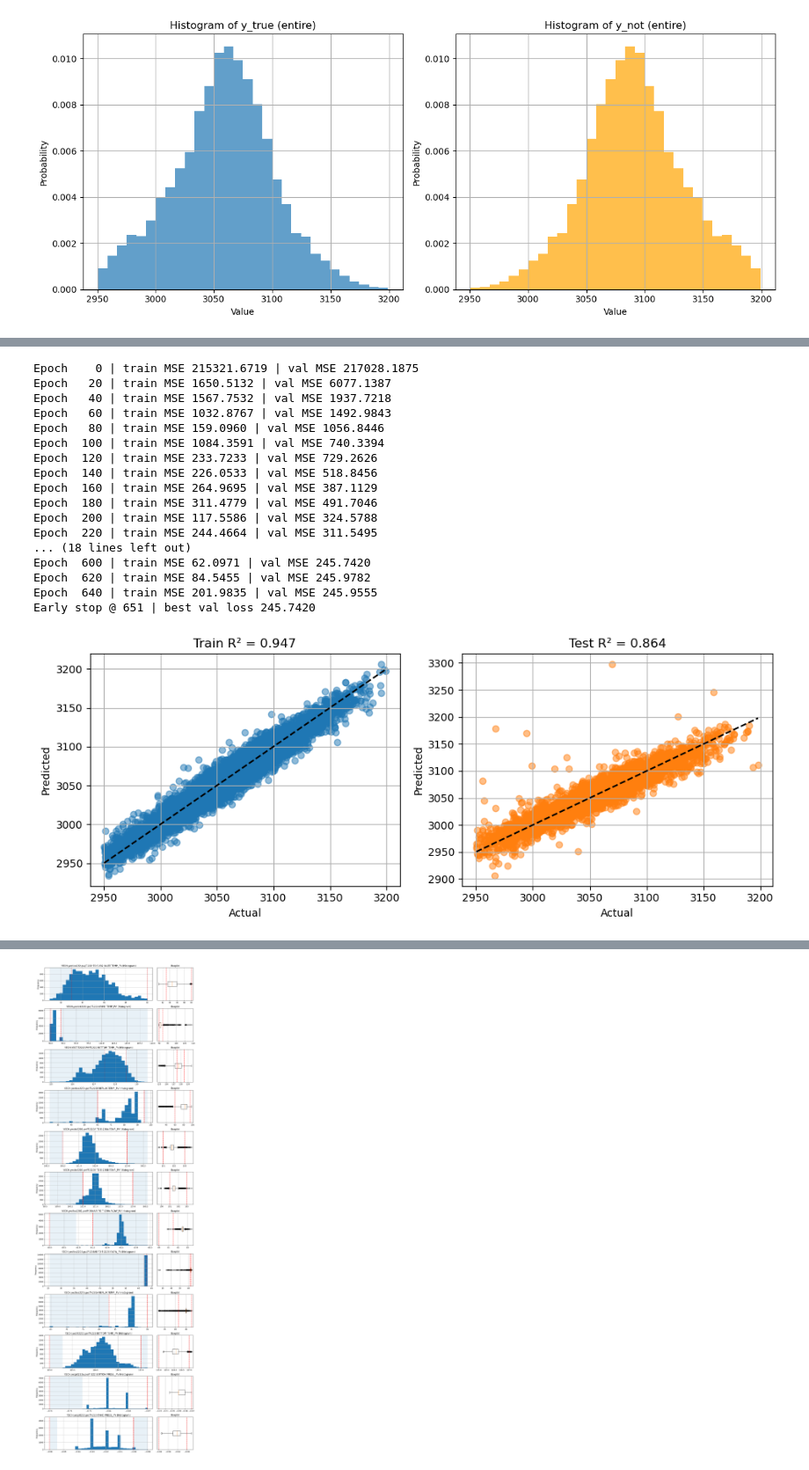
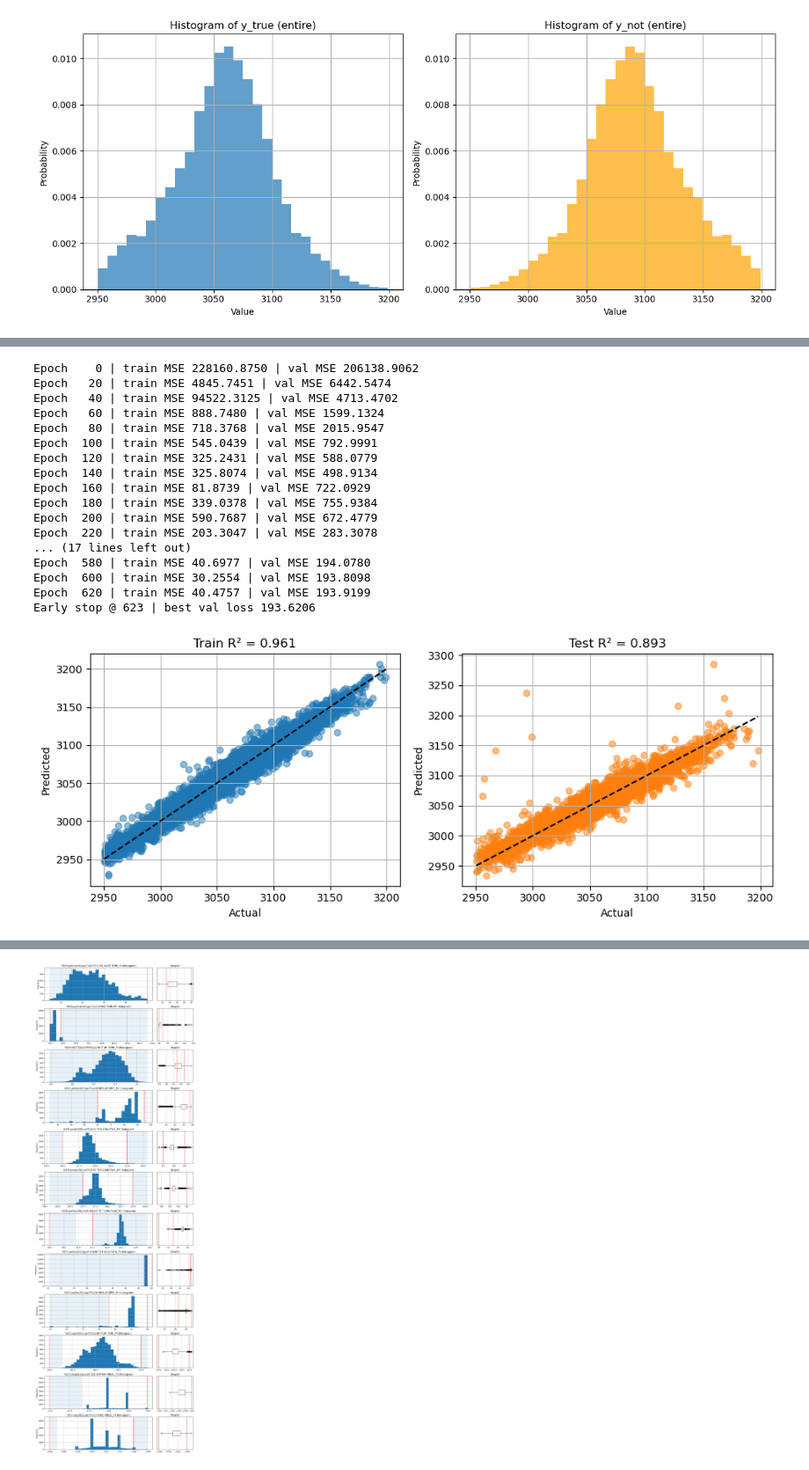
Before and after one commit to Junyoung0426/Multi-Objective-Prediction-and-Optimization-to-Increase-ECH-yield-and-Reduce-Waste-with-Chemical-D, a Jupyter notebook: Prediction_and_Optimization.ipynb, the cells around one changed output, grey strips where cells are left out. Shown at 88% size. Saved outputs shown, nothing was run; the diff lists cells and outputs as text; code cells hidden in the pictures.

```diff
--- a/Prediction_and_Optimization.ipynb
+++ b/Prediction_and_Optimization.ipynb
@@ -333,18 +469,17 @@ def js_div(p, q, eps=1e-8):
     kl_qm = torch.sum(q_norm * torch.log((q_norm + eps) / (m + eps)))
     return 0.5 * (kl_pm + kl_qm)
 
-def tv_div(p, q, eps=1e-8):
-    p_norm = F.softmax(p, dim=0)
-    q_norm = F.softmax(q, dim=0)
-
-    return 0.5 * torch.sum(p_norm + q_norm)**2
+def TV(p, q, eps=1e-8):
+    p = F.softmax(p, dim=-1)
+    q = F.softmax(q, dim=-1)
+    return 0.5 * torch.sum(torch.abs(p - q), dim=-1)
 
 def custom_loss(y_pred, y_true, lam=0.5):
     mse = nn.MSELoss()(y_pred, y_true)
     y_max, y_min = y_true.max(), y_true.min()
     y_not = y_max + y_min - y_true
-    D_js_y_yhat = tv_div(y_true.squeeze(), y_pred.squeeze())
-    D_js_y_ynot = tv_div(y_true.squeeze(), y_not.squeeze())
+    D_js_y_yhat = TV(y_true.squeeze(), y_pred.squeeze())
+    D_js_y_ynot = TV(y_true.squeeze(), y_not.squeeze())
     pmc_term = D_js_y_yhat / (D_js_y_ynot + 1e-8)
     return mse + lam * pmc_term
 
@@ -372,9 +507,12 @@ for epoch in range(1000):
         val_loss_pmc = custom_loss(val_pred_pmc, y_test_t, lam=0.9).item()
     sched.step(val_loss_pmc)
 
+    if epoch ==0:
+        torch.save(model.state_dict(), 'best_pmc_tv_nn.pt')  # Save initial weights
+
     if val_loss_pmc < best_val:
         best_val, wait = val_loss_pmc, 0
-        torch.save(pmc_model.state_dict(), 'best_pmc_nn.pt')
+        torch.save(pmc_model.state_dict(), 'best_pmc_tv_nn.pt')
     else:
         wait += 1
         if wait > patience:
@@ -385,55 +523,55 @@ for epoch in range(1000):
         print(
             f'Epoch {epoch:4d} | train MSE {loss.item():.4f} | val MSE {val_loss_pmc:.4f}')
 
-pmc_model.load_state_dict(torch.load('best_pmc_nn.pt'))
+pmc_model.load_state_dict(torch.load('best_pmc_tv_nn.pt'))
 pmc_model.eval()
 with torch.no_grad():
     y_train_pred_pmc = pmc_model(X_train_t.to(device)).cpu().numpy().ravel()
     y_test_pred_pmc = pmc_model(X_test_t.to(device)).cpu().numpy().ravel()
 
 train_r2_pmc = r2_score(y_train, y_train_pred_pmc)
 test_r2_pmc = r2_score(y_test,  y_test_pred_pmc)
 
 plt.figure(figsize=(10, 4))
 
 # Train
 plt.subplot(1, 2, 1)
 plt.scatter(y_train, y_train_pred_pmc, alpha=0.5, color='tab:blue')
 lims = [y_train.min(), y_train.max()]
 plt.plot(lims, lims, 'k--')
 plt.xlabel('Actual')
 plt.ylabel('Predicted')
 plt.title(f'Train R² = {train_r2_pmc:.3f}')
 plt.grid()
 
 
 plt.subplot(1, 2, 2)
 plt.scatter(y_test, y_test_pred_pmc, alpha=0.5, color='tab:orange')
 lims = [y_test.min(), y_test.max()]
 plt.plot(lims, lims, 'k--')
 plt.xlabel('Actual')
 plt.ylabel('Predicted')
 plt.title(f'Test R² = {test_r2_pmc:.3f}')
 plt.grid()
 
 plt.tight_layout()
 plt.show()
 # %% [output]
-Epoch    0 | train MSE 215321.6719 | val MSE 217028.1875
-Epoch   20 | train MSE 1650.5132 | val MSE 6077.1387
-Epoch   40 | train MSE 1567.7532 | val MSE 1937.7218
-Epoch   60 | train MSE 1032.8767 | val MSE 1492.9843
-Epoch   80 | train MSE 159.0960 | val MSE 1056.8446
-Epoch  100 | train MSE 1084.3591 | val MSE 740.3394
-Epoch  120 | train MSE 233.7233 | val MSE 729.2626
-Epoch  140 | train MSE 226.0533 | val MSE 518.8456
-Epoch  160 | train MSE 264.9695 | val MSE 387.1129
-Epoch  180 | train MSE 311.4779 | val MSE 491.7046
-Epoch  200 | train MSE 117.5586 | val MSE 324.5788
-Epoch  220 | train MSE 244.4664 | val MSE 311.5495
-... (18 lines left out)
-Epoch  600 | train MSE 62.0971 | val MSE 245.7420
-Epoch  620 | train MSE 84.5455 | val MSE 245.9782
-Epoch  640 | train MSE 201.9835 | val MSE 245.9555
-Early stop @ 651 | best val loss 245.7420
+Epoch    0 | train MSE 228160.8750 | val MSE 206138.9062
+Epoch   20 | train MSE 4845.7451 | val MSE 6442.5474
+Epoch   40 | train MSE 94522.3125 | val MSE 4713.4702
+Epoch   60 | train MSE 888.7480 | val MSE 1599.1324
+Epoch   80 | train MSE 718.3768 | val MSE 2015.9547
+Epoch  100 | train MSE 545.0439 | val MSE 792.9991
+Epoch  120 | train MSE 325.2431 | val MSE 588.0779
+Epoch  140 | train MSE 325.8074 | val MSE 498.9134
+Epoch  160 | train MSE 81.8739 | val MSE 722.0929
+Epoch  180 | train MSE 339.0378 | val MSE 755.9384
+Epoch  200 | train MSE 590.7687 | val MSE 672.4779
+Epoch  220 | train MSE 203.3047 | val MSE 283.3078
+... (17 lines left out)
+Epoch  580 | train MSE 40.6977 | val MSE 194.0780
+Epoch  600 | train MSE 30.2554 | val MSE 193.8098
+Epoch  620 | train MSE 40.4757 | val MSE 193.9199
+Early stop @ 623 | best val loss 193.6206
-[figure, old version]
+[figure, new version]
```
Also changed, not shown: parts of 7 cells of this notebook.
